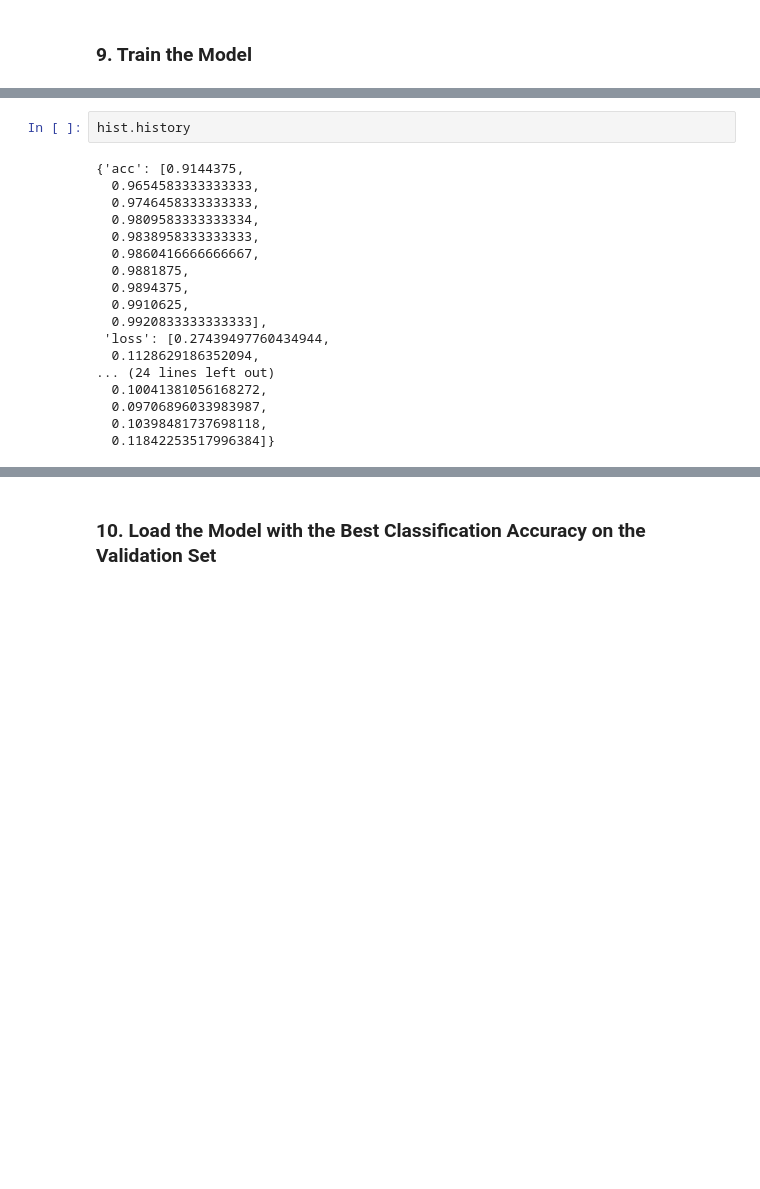
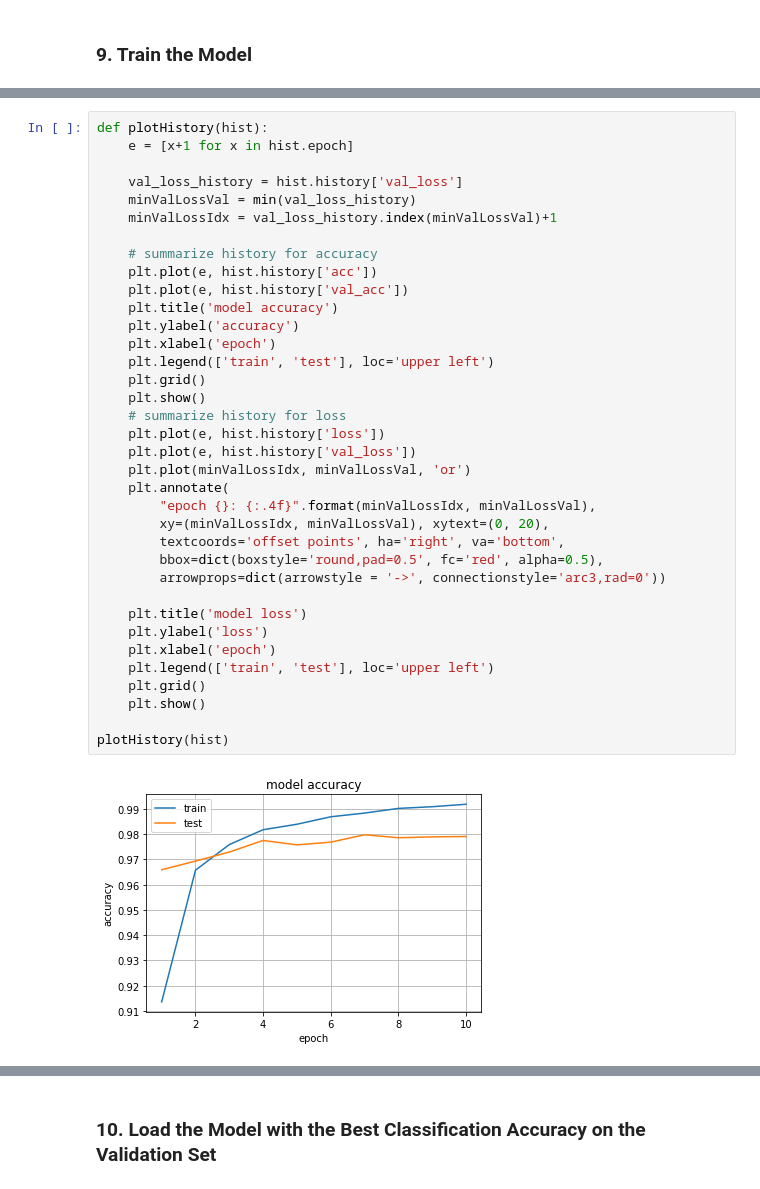
Before and after one commit to remi-ang/Udacity_MLND, a Jupyter notebook: cnn/mnist-mlp/mnist_mlp.ipynb, the cells around one changed output, grey strips where cells are left out. Cells and saved outputs as stored; diff of their text form; blank space fills up the shorter version.

```diff
--- a/cnn/mnist-mlp/mnist_mlp.ipynb
+++ b/cnn/mnist-mlp/mnist_mlp.ipynb
@@ -197,20 +194,38 @@ Total training time: 61.61s
-# %%
-hist.history
-# %% [output]
-{'acc': [0.9144375,
-  0.9654583333333333,
-  0.9746458333333333,
-  0.9809583333333334,
-  0.9838958333333333,
-  0.9860416666666667,
-  0.9881875,
-  0.9894375,
-  0.9910625,
-  0.9920833333333333],
- 'loss': [0.27439497760434944,
-  0.1128629186352094,
-... (24 lines left out)
-  0.10041381056168272,
-  0.09706896033983987,
-  0.10398481737698118,
-  0.11842253517996384]}
+# %%
+def plotHistory(hist):
+    e = [x+1 for x in hist.epoch]
+
+    val_loss_history = hist.history['val_loss']
+    minValLossVal = min(val_loss_history)
+    minValLossIdx = val_loss_history.index(minValLossVal)+1
+
+    # summarize history for accuracy
+    plt.plot(e, hist.history['acc'])
+    plt.plot(e, hist.history['val_acc'])
+    plt.title('model accuracy')
+    plt.ylabel('accuracy')
+    plt.xlabel('epoch')
+    plt.legend(['train', 'test'], loc='upper left')
+    plt.grid()
+    plt.show()
+    # summarize history for loss
+    plt.plot(e, hist.history['loss'])
+    plt.plot(e, hist.history['val_loss'])
+    plt.plot(minValLossIdx, minValLossVal, 'or')
+    plt.annotate(
+        "epoch {}: {:.4f}".format(minValLossIdx, minValLossVal),
+        xy=(minValLossIdx, minValLossVal), xytext=(0, 20),
+        textcoords='offset points', ha='right', va='bottom',
+        bbox=dict(boxstyle='round,pad=0.5', fc='red', alpha=0.5),
+        arrowprops=dict(arrowstyle = '->', connectionstyle='arc3,rad=0'))
+
+    plt.title('model loss')
+    plt.ylabel('loss')
+    plt.xlabel('epoch')
+    plt.legend(['train', 'test'], loc='upper left')
+    plt.grid()
+    plt.show()
+
+plotHistory(hist)
+# %% [output]
+[figure, added]
```
Also changed, not shown: parts of 31 cells of this notebook, 2 other files.
